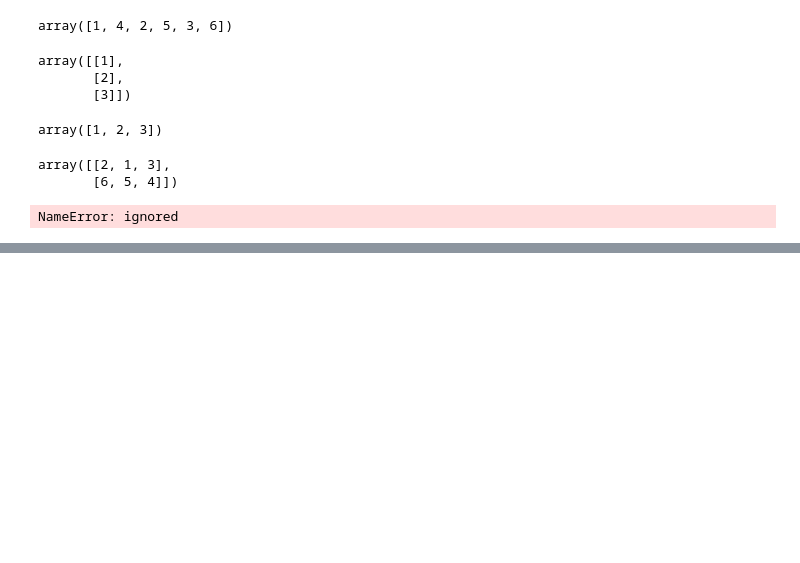
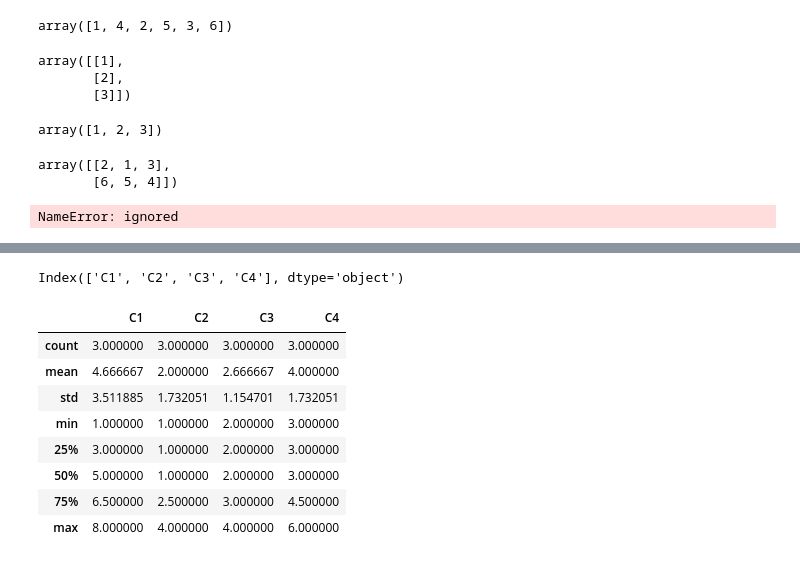
Before and after one commit to trypuz/ai_dla_kazdego, a Jupyter notebook: python_dla_kazdego/python_dla_humanistow.ipynb, the cells around one changed output, grey strips where cells are left out. Saved outputs shown, nothing was run; the diff lists cells and outputs as text; code cells hidden in the pictures; blank space fills up the shorter version.

Commit message:
pandas dataframes

```diff
--- a/python_dla_kazdego/python_dla_humanistow.ipynb
+++ b/python_dla_kazdego/python_dla_humanistow.ipynb
@@ -2064,0 +2192,3 @@ NameError: ignored
+# %%
+df = df.drop('C5', axis=1)
+df
@@ -2064,0 +2319,3 @@ NameError: ignored
+# %%
+new_index = ['A', 'B', 'C']
+df['new_index'] = new_index
@@ -2064,0 +2329,2 @@ NameError: ignored
+# %%
+df.set_index('new_index') # new_index is not an index
@@ -2064,0 +2337,18 @@ NameError: ignored
+# %%
+df = df.set_index('new_index')
+# %%
+df.columns
+# %% [output]
+Index(['C1', 'C2', 'C3', 'C4'], dtype='object')
+# %%
+df.describe()
+# %% [output]
+|  | C1 | C2 | C3 | C4 |
+| count | 3.000000 | 3.000000 | 3.000000 | 3.000000 |
+| mean | 4.666667 | 2.000000 | 2.666667 | 4.000000 |
+| std | 3.511885 | 1.732051 | 1.154701 | 1.732051 |
+| min | 1.000000 | 1.000000 | 2.000000 | 3.000000 |
+| 25% | 3.000000 | 1.000000 | 2.000000 | 3.000000 |
+| 50% | 5.000000 | 1.000000 | 2.000000 | 3.000000 |
+| 75% | 6.500000 | 2.500000 | 3.000000 | 4.500000 |
+| max | 8.000000 | 4.000000 | 4.000000 | 6.000000 |
```
Also changed, not shown: parts of 44 cells of this notebook.
